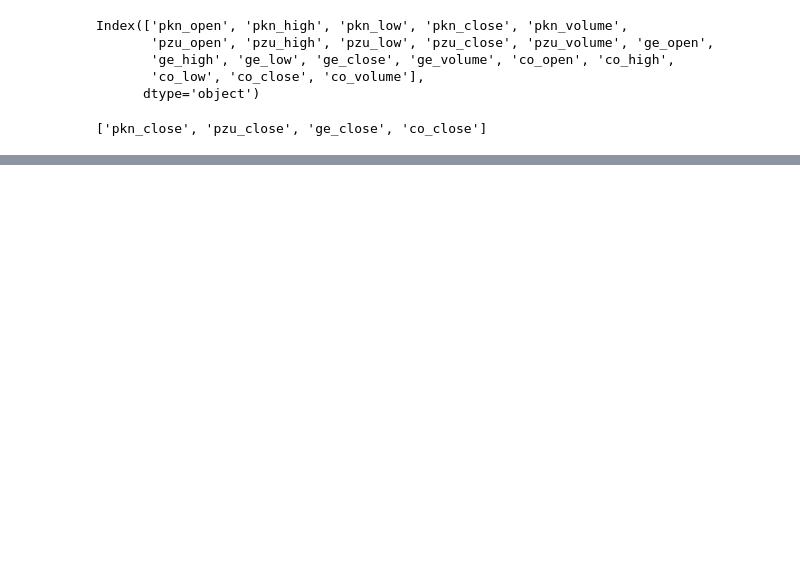
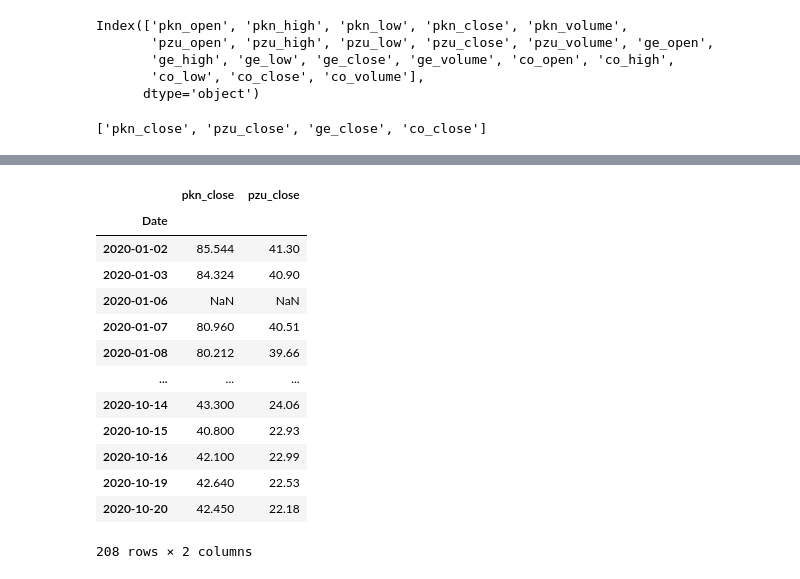
Before and after one commit to mietekdom/Data_Science_Cases, a Jupyter notebook: Stock_Market_All.ipynb, the cells around one changed output, grey strips where cells are left out. Cells and saved outputs as stored; diff of their text form; code cells hidden in the pictures; blank space fills up the shorter version.

```diff
--- a/Stock_Market_All.ipynb
+++ b/Stock_Market_All.ipynb
@@ -92,0 +99,18 @@ x.head(10)
+# %%
+close_pln = x_2020.iloc[:, :2]
+close_pln
+# %% [output]
+|  | pkn_close | pzu_close |
+| Date |  |  |
+| 2020-01-02 | 85.544 | 41.30 |
+| 2020-01-03 | 84.324 | 40.90 |
+| 2020-01-06 | NaN | NaN |
+| 2020-01-07 | 80.960 | 40.51 |
+| 2020-01-08 | 80.212 | 39.66 |
+| ... | ... | ... |
+| 2020-10-14 | 43.300 | 24.06 |
+| 2020-10-15 | 40.800 | 22.93 |
+| 2020-10-16 | 42.100 | 22.99 |
+| 2020-10-19 | 42.640 | 22.53 |
+| 2020-10-20 | 42.450 | 22.18 |
+208 rows × 2 columns
```
Also changed, not shown: parts of 6 cells of this notebook.
